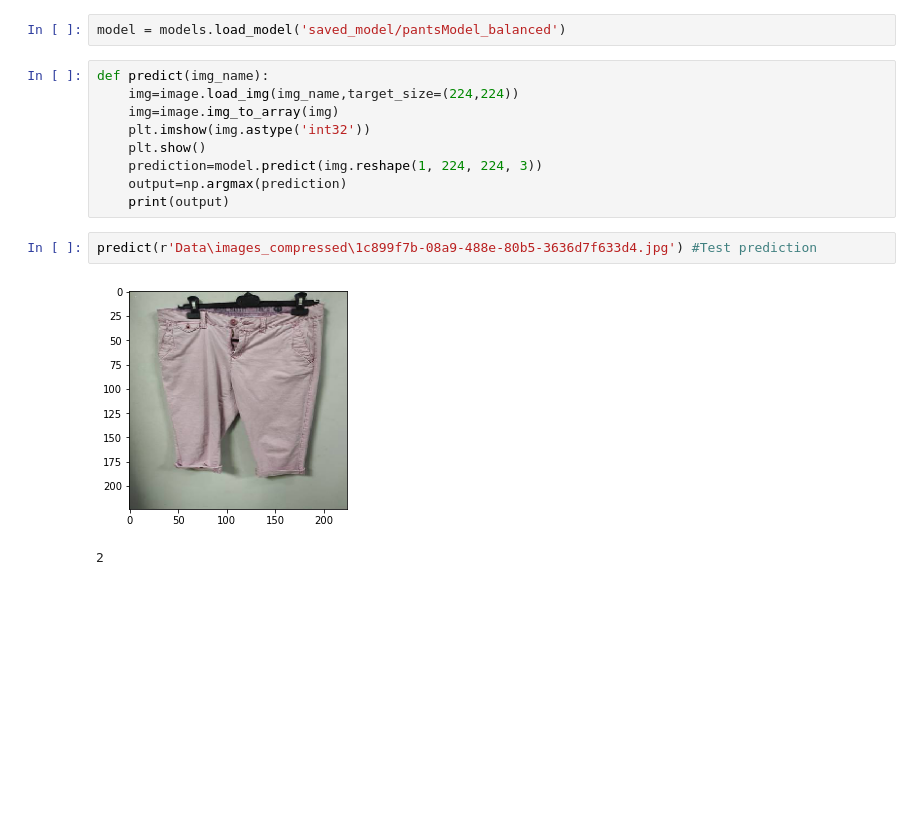
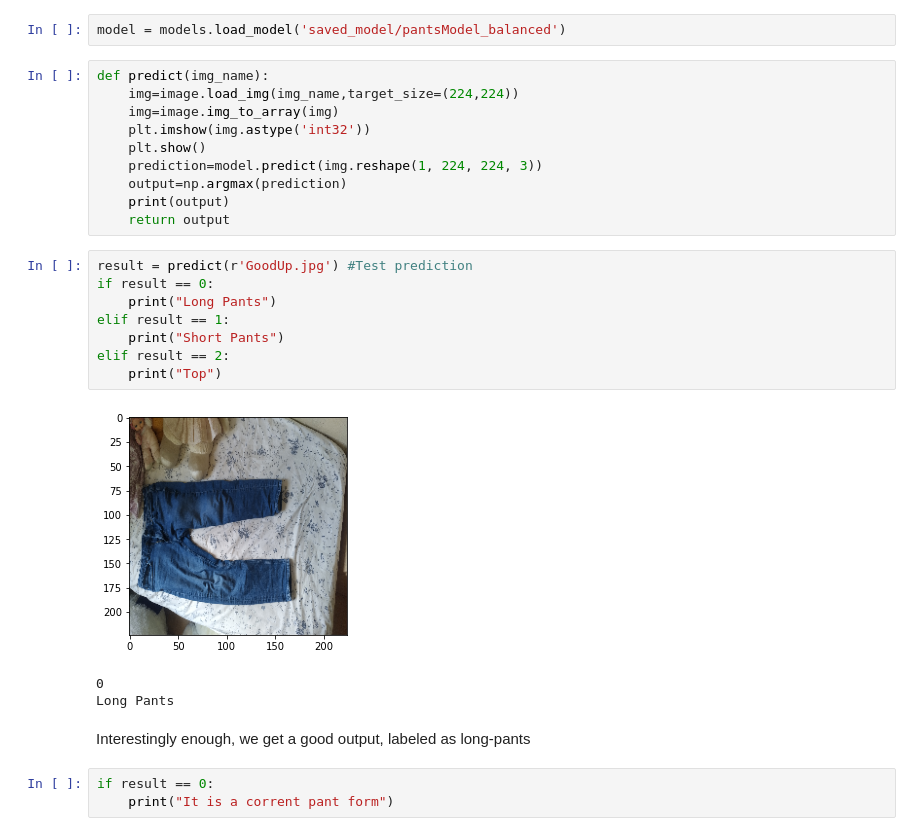
Before and after one commit to ensapra/TreballFinaldeGrau, a Jupyter notebook: ComputerVision/OptionA.ipynb, the cells around one changed output. Drawn from its saved outputs; the diff is of its cells as text; blank space fills up the shorter version.

```diff
--- a/ComputerVision/OptionA.ipynb
+++ b/ComputerVision/OptionA.ipynb
@@ -67,8 +67,21 @@ def predict(img_name):
     prediction=model.predict(img.reshape(1, 224, 224, 3))
     output=np.argmax(prediction)
     print(output)
+    return output
 # %%
-predict(r'Data\images_compressed\1c899f7b-08a9-488e-80b5-3636d7f633d4.jpg') #Test prediction
+result = predict(r'GoodUp.jpg') #Test prediction
+if result == 0:
+    print("Long Pants")
+elif result == 1:
+    print("Short Pants")
+elif result == 2:
+    print("Top")
 # %% [output]
-[figure, old version]
+[figure, new version]
-2
+0
+Long Pants
+# %% [markdown]
+Interestingly enough, we get a good output, labeled as long-pants
+# %%
+if result == 0:
+    print("It is a corrent pant form")
```
Also changed, not shown: 8 other files.
